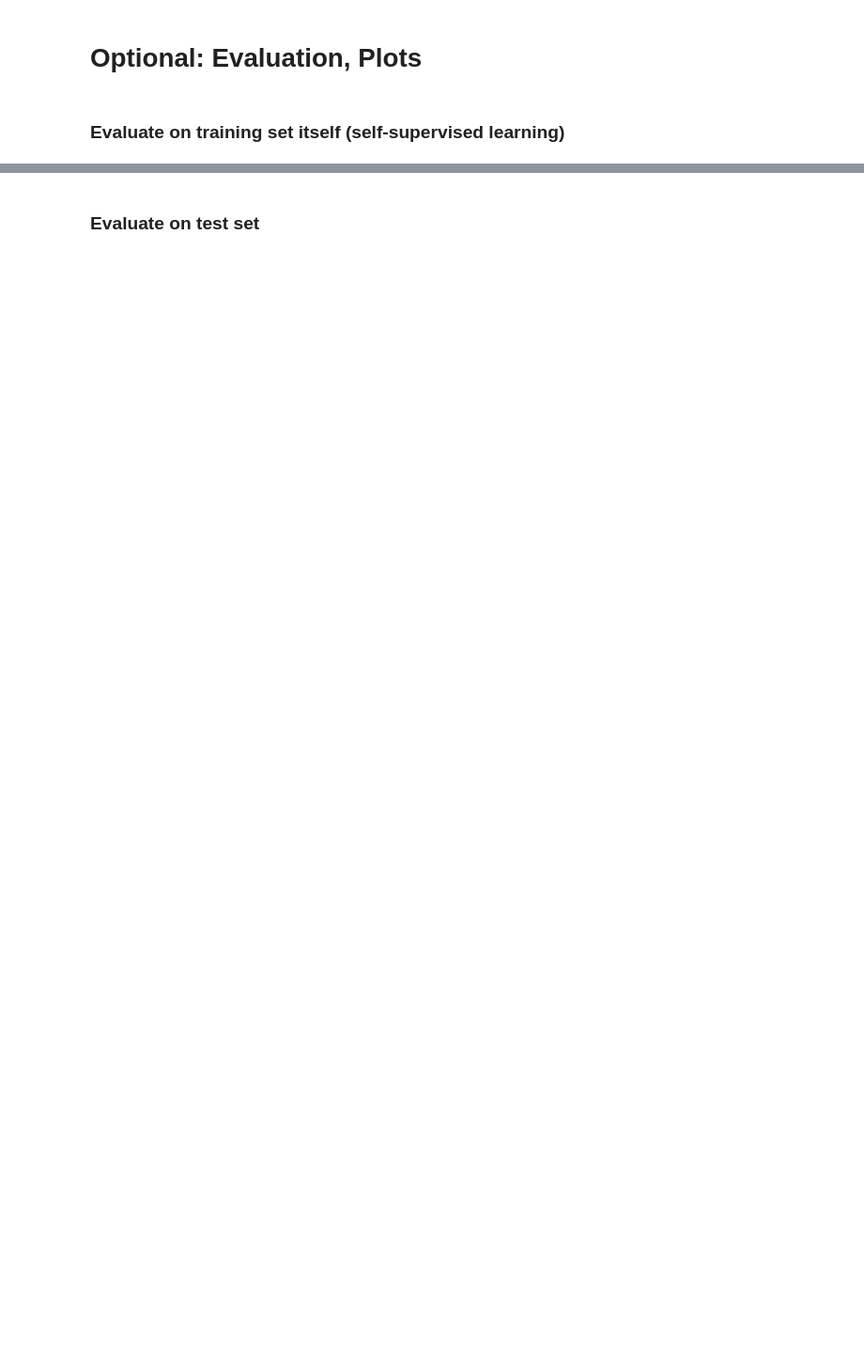
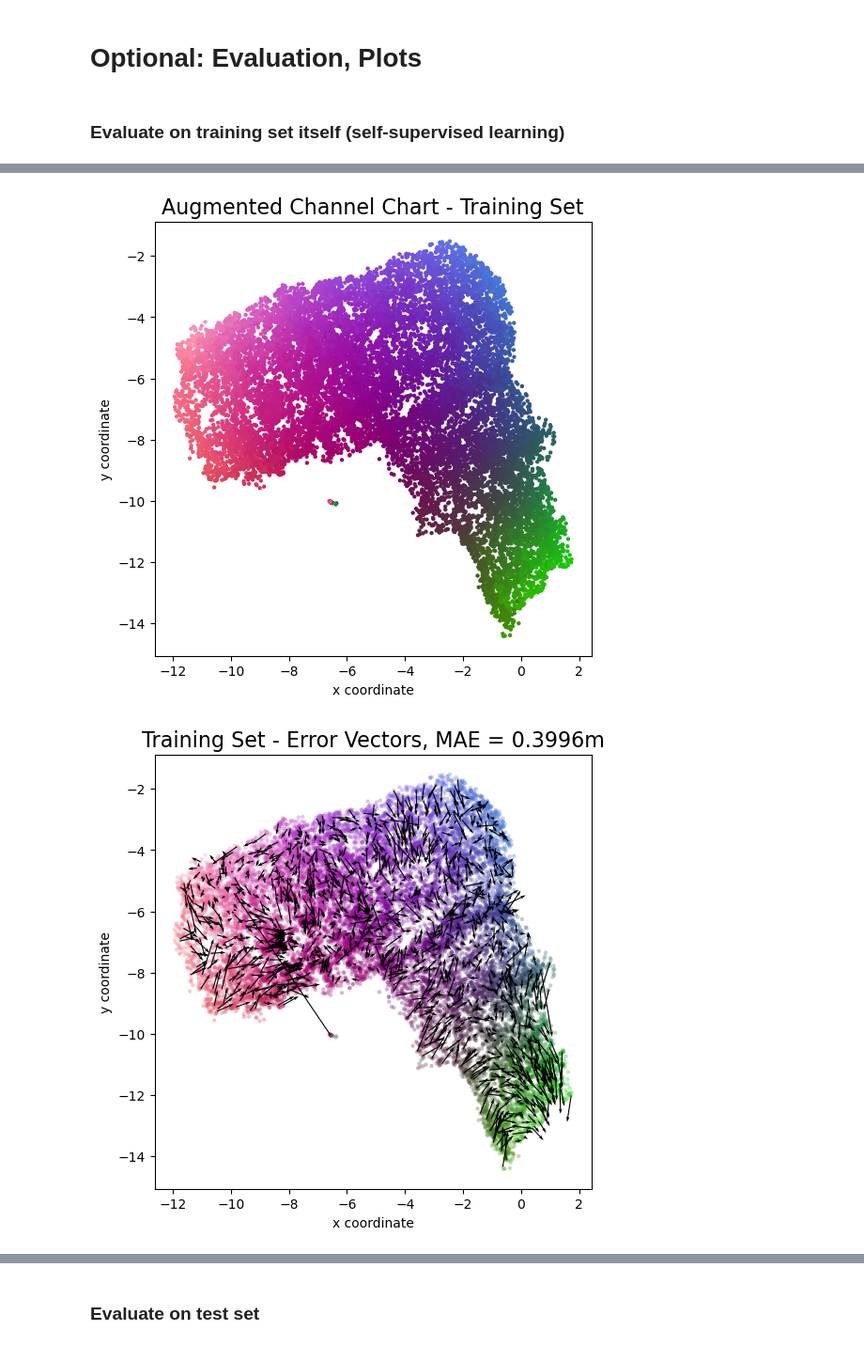
Before and after one commit to Jeija/ToA-AoA-Augmented-ChannelCharting, a Jupyter notebook: 6_AugmentedChannelCharting.ipynb, the cells around one changed output, grey strips where cells are left out. Shown at 94% size. Saved outputs shown, nothing was run; the diff lists cells and outputs as text; code cells hidden in the pictures; blank space fills up the shorter version.

```diff
--- a/6_AugmentedChannelCharting.ipynb
+++ b/6_AugmentedChannelCharting.ipynb
@@ -326,6 +329,7 @@ def plot_cdf(positions, reference_positions, title = None):
 ### Evaluate on training set itself (self-supervised learning)
 # %%
 channel_chart_positions = cc_embmodel.predict(csi_time_domain_tensor)
-plot_colorized(channel_chart_positions, groundtruth_positions, title = "Siamese-Based Channel Chart - Training Set")
+plot_colorized(channel_chart_positions, groundtruth_positions, title = "Augmented Channel Chart - Training Set")
 plot_quiver(channel_chart_positions, groundtruth_positions, title = "Training Set")
 plot_cdf(channel_chart_positions, groundtruth_positions, title = "Training Set")
+# %% [output]
@@ -331,0 +337,2 @@ plot_cdf(channel_chart_positions, groundtruth_positions, title = "Training Set")
+[figure, added]
+[figure, added]
```
Also changed, not shown: parts of 3 cells of this notebook, 5 other files.
